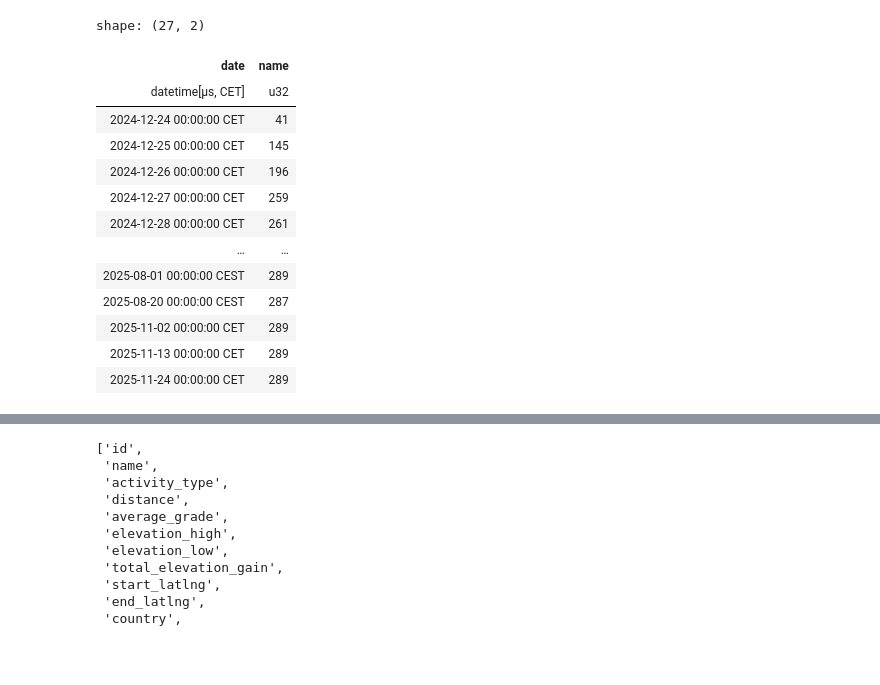
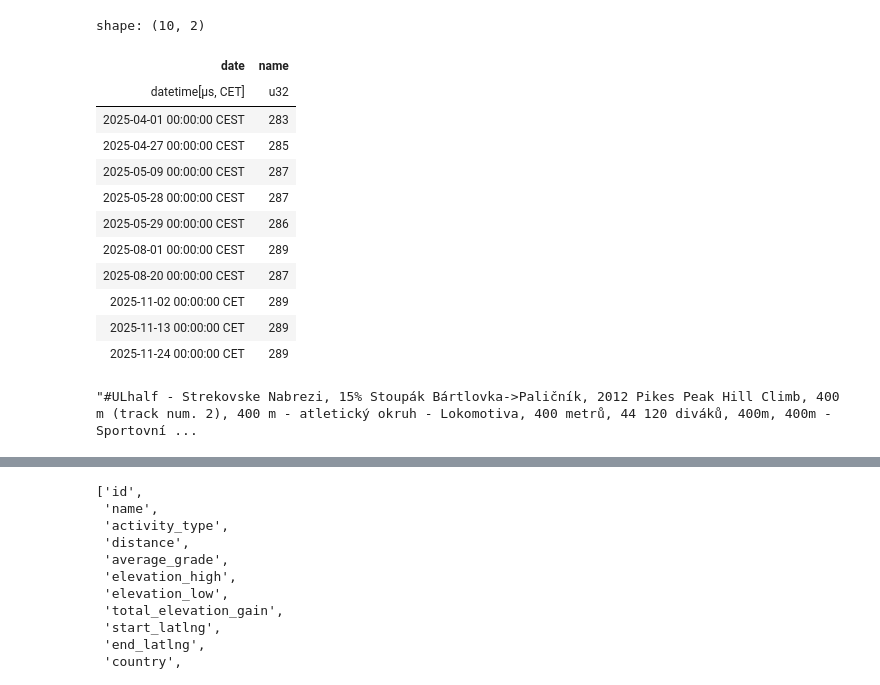
Before and after one commit to DataRozhlas/strava, a Jupyter notebook: 101_segments_trends.ipynb, the cells around one changed output, grey strips where cells are left out. Drawn from its saved outputs; the diff is of its cells as text; code cells hidden in the pictures; blank space fills up the shorter version.

```diff
--- a/101_segments_trends.ipynb
+++ b/101_segments_trends.ipynb
@@ -5,22 +5,25 @@ import altair as alt
 # %%
 df = pl.read_parquet(os.path.join("data","segments.parquet")).sort(by="date")
 # %%
-df.group_by_dynamic(index_column="date",every="1d").agg(pl.col("name").unique().len()).sort(by="date")
+df.group_by_dynamic(index_column="date",every="1d").agg(pl.col("name").unique().len()).sort(by="date").tail(10)
 # %% [output]
-shape: (27, 2)
+shape: (10, 2)
 | date | name |
 | datetime[μs, CET] | u32 |
-| 2024-12-24 00:00:00 CET | 41 |
-| 2024-12-25 00:00:00 CET | 145 |
-| 2024-12-26 00:00:00 CET | 196 |
-| 2024-12-27 00:00:00 CET | 259 |
-| 2024-12-28 00:00:00 CET | 261 |
-| … | … |
+| 2025-04-01 00:00:00 CEST | 283 |
+| 2025-04-27 00:00:00 CEST | 285 |
+| 2025-05-09 00:00:00 CEST | 287 |
+| 2025-05-28 00:00:00 CEST | 287 |
+| 2025-05-29 00:00:00 CEST | 286 |
 | 2025-08-01 00:00:00 CEST | 289 |
 | 2025-08-20 00:00:00 CEST | 287 |
 | 2025-11-02 00:00:00 CET | 289 |
 | 2025-11-13 00:00:00 CET | 289 |
 | 2025-11-24 00:00:00 CET | 289 |
+# %%
+", ".join(df.select(pl.col("name")).sort(by="name").unique().to_series().to_list())
+# %% [output]
+"#ULhalf - Strekovske Nabrezi, 15% Stoupák Bártlovka->Paličník, 2012 Pikes Peak Hill Climb, 400 m (track num. 2), 400 m - atletický okruh - Lokomotiva, 400 metrů, 44 120 diváků, 400m, 400m - Sportovní ...
 # %%
 df.filter(pl.col("name") == "Risova studanka - od zavory")
 # %% [output]
```
Also changed, not shown: parts of 17 cells of this notebook, 22 other files.
